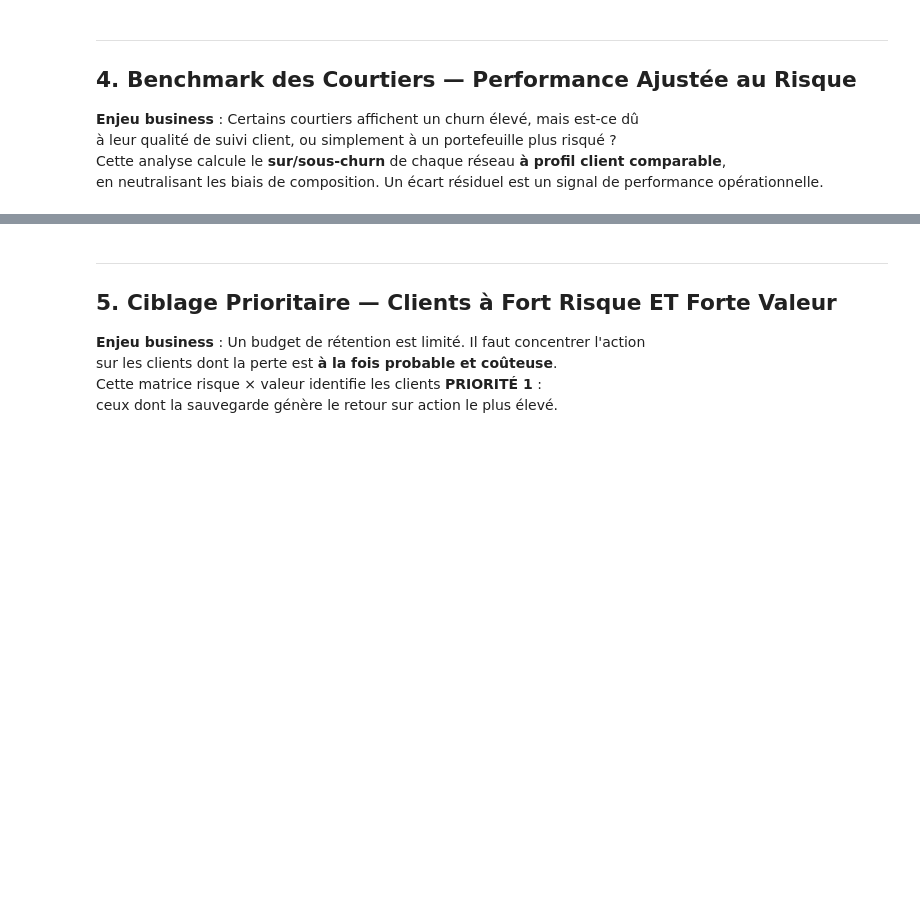
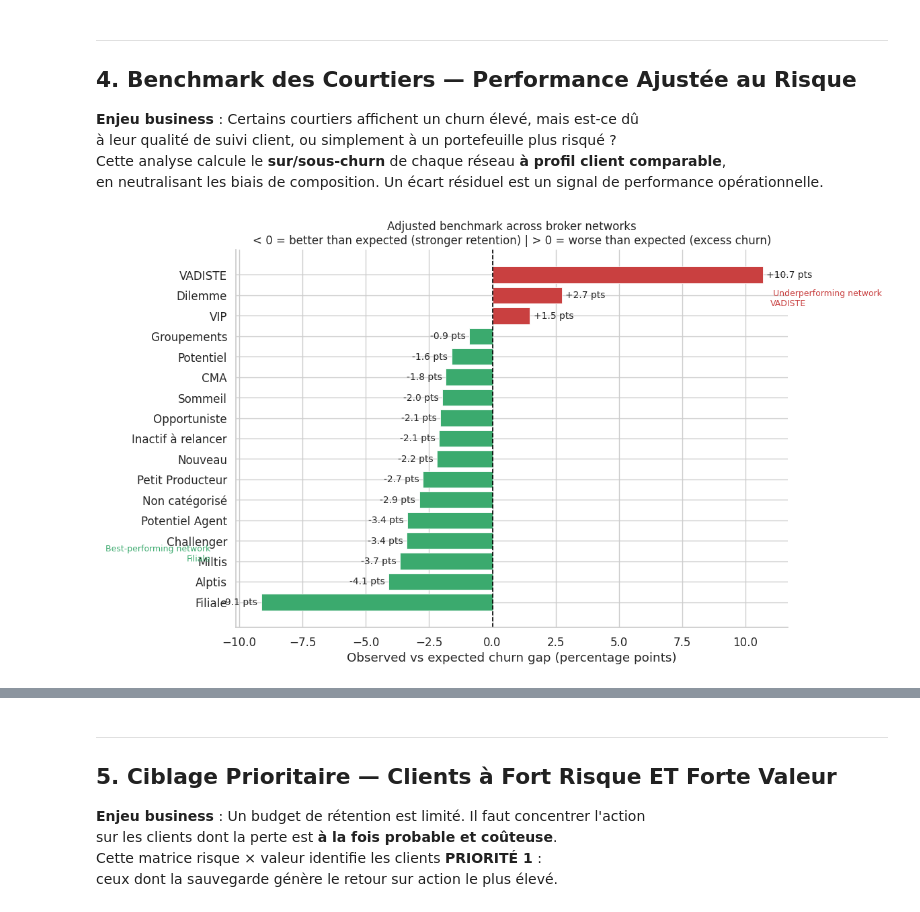
Before and after one commit to kellybourbon2/Alptis-churn-prediction, a Jupyter notebook: notebooks/Business_Analysis.ipynb, the cells around one changed output, grey strips where cells are left out. Saved outputs shown, nothing was run; the diff lists cells and outputs as text; code cells hidden in the pictures; blank space fills up the shorter version.

```diff
--- a/notebooks/Business_Analysis.ipynb
+++ b/notebooks/Business_Analysis.ipynb
@@ -325,7 +400,7 @@ print(df_roi.to_string(index=False))
 Cette analyse calcule le **sur/sous-churn** de chaque réseau **à profil client comparable**,
 en neutralisant les biais de composition. Un écart résiduel est un signal de performance opérationnelle.
 # %%
-# ── Variables de contrôle : profil client hors courtier ───────────────────
+# ── Control variables: customer profile excluding broker network ──────────
 controls = [
     'client_anciennete_contrat_annees',
     'client_cotisations_annualisees_n',
@@ -338,64 +413,93 @@ df_bench = df.dropna(
     subset=controls + ['target_resiliation_6mois', 'courtier_segmentation_interne']
 ).copy()
 
-# Modèle LR de référence (sans variable courtier)
+# Reference logistic model (without broker variable)
 scaler = StandardScaler()
 X      = scaler.fit_transform(df_bench[controls])
 y      = df_bench['target_resiliation_6mois']
 
 lr = LogisticRegression(max_iter=500, C=1.0)
 lr.fit(X, y)
-df_bench['churn_attendu'] = lr.predict_proba(X)[:, 1]
+df_bench['expected_churn'] = lr.predict_proba(X)[:, 1]
 
-# ── Calcul de la surperformance par réseau ────────────────────────────────
+# ── Adjusted benchmark by broker network ──────────────────────────────────
 bench = (
     df_bench
     .groupby('courtier_segmentation_interne')
     .agg(
-        Clients       = ('target_resiliation_6mois', 'count'),
-        Churn_observe = ('target_resiliation_6mois', 'mean'),
-        Churn_attendu = ('churn_attendu', 'mean'),
-        CA_moyen      = ('client_cotisations_annualisees_n', 'mean'),
+        Clients        = ('target_resiliation_6mois', 'count'),
+        Observed_churn = ('target_resiliation_6mois', 'mean'),
+        Expected_churn = ('expected_churn', 'mean'),
+        Avg_premium    = ('client_cotisations_annualisees_n', 'mean'),
     )
     .query('Clients >= 200')
-    .assign(Ecart_pts=lambda d: (d['Churn_observe'] - d['Churn_attendu']) * 100)
-    .sort_values('Ecart_pts')
+    .assign(Gap_pts=lambda d: (d['Observed_churn'] - d['Expected_churn']) * 100)
+    .sort_values('Gap_pts')
     .reset_index()
 )
 
-# ── Visualisation ─────────────────────────────────────────────────────────
+# ── Visualization ─────────────────────────────────────────────────────────
 fig, ax = plt.subplots(figsize=(12, 7))
 
-colors_bench = [COLOR_SAFE if e < 0 else COLOR_RISK for e in bench['Ecart_pts']]
-bars = ax.barh(bench['courtier_segmentation_interne'], bench['Ecart_pts'],
-               color=colors_bench, edgecolor='white', linewidth=0.6)
-ax.bar_label(bars, padding=4, fontsize=10,
-             labels=[f'{v:+.1f} pts' for v in bench['Ecart_pts']])
+colors_bench = [COLOR_SAFE if e < 0 else COLOR_RISK for e in bench['Gap_pts']]
+bars = ax.barh(
+    bench['courtier_segmentation_interne'],
+    bench['Gap_pts'],
+    color=colors_bench,
+    edgecolor='white',
+    linewidth=0.6
+)
+ax.bar_label(
+    bars,
+    padding=4,
+    fontsize=10,
+    labels=[f'{v:+.1f} pts' for v in bench['Gap_pts']]
+)
 
 ax.axvline(0, color='black', linewidth=1.2, linestyle='--')
-ax.set_xlabel('Écart de churn observé vs attendu (points de %)')
-ax.set_title('Benchmark des réseaux courtiers — Surperformance ajustée au profil client\n'
-             '< 0 = meilleur que prévu (rétention supérieure) | > 0 = pire que prévu (sur-churn)',
-             fontsize=12)
+ax.set_xlabel('Observed vs expected churn gap (percentage points)')
+ax.set_title(
+    'Adjusted benchmark across broker networks\n'
+    '< 0 = better than expected (stronger retention) | > 0 = worse than expected (excess churn)',
+    fontsize=12
+)
 ax.spines[['top', 'right']].set_visible(False)
 
-# Annotation des extrêmes
+# Annotations for best and worst performers
 best  = bench.iloc[0]
 worst = bench.iloc[-1]
-ax.annotate(f'✅ Meilleur réseau\n{best["courtier_segmentation_interne"]}',
-            xy=(best['Ecart_pts'], 0), xytext=(best['Ecart_pts'] - 2, 2),
-            fontsize=9, color=COLOR_SAFE, ha='right')
-ax.annotate(f'⚠️ Réseau sous-performant\n{worst["courtier_segmentation_interne"]}',
-            xy=(worst['Ecart_pts'], len(bench) - 1),
-            xytext=(worst['Ecart_pts'] + 0.3, len(bench) - 2.5),
-            fontsize=9, color=COLOR_RISK)
+
+ax.annotate(
+    f' Best-performing network\n{best["courtier_segmentation_interne"]}',
+    xy=(best['Gap_pts'], 0),
+    xytext=(best['Gap_pts'] - 2, 2),
+    fontsize=9,
+    color=COLOR_SAFE,
+    ha='right'
+)
+
+ax.annotate(
+    f' Underperforming network\n{worst["courtier_segmentation_interne"]}',
+    xy=(worst['Gap_pts'], len(bench) - 1),
+    xytext=(worst['Gap_pts'] + 0.3, len(bench) - 2.5),
+    fontsize=9,
+    color=COLOR_RISK
+)
 
 plt.tight_layout()
-plt.savefig('outputs/benchmark_courtiers.png', dpi=150, bbox_inches='tight')
+# plt.savefig('outputs/broker_benchmark.png', dpi=150, bbox_inches='tight')
 plt.show()
 
-bench['Churn_obs_%']    = (bench['Churn_observe'] * 100).round(1)
-bench['Churn_attend_%'] = (bench['Churn_attendu'] * 100).round(1)
-bench['Ecart_pts']      = bench['Ecart_pts'].round(2)
-print(bench[['courtier_segmentation_interne','Clients','Churn_obs_%',
-             'Churn_attend_%','Ecart_pts','CA_moyen']].to_string(index=False))
+bench['Observed_churn_%'] = (bench['Observed_churn'] * 100).round(1)
+bench['Expected_churn_%'] = (bench['Expected_churn'] * 100).round(1)
+bench['Gap_pts']          = bench['Gap_pts'].round(2)
+
+print('\nAdjusted benchmark by broker network:')
+print(
+    bench[
+        ['courtier_segmentation_interne', 'Clients', 'Observed_churn_%',
+         'Expected_churn_%', 'Gap_pts', 'Avg_premium']
+    ].to_string(index=False)
+)
+# %% [output]
+[figure, added]
```
Also changed, not shown: parts of 12 cells of this notebook.
